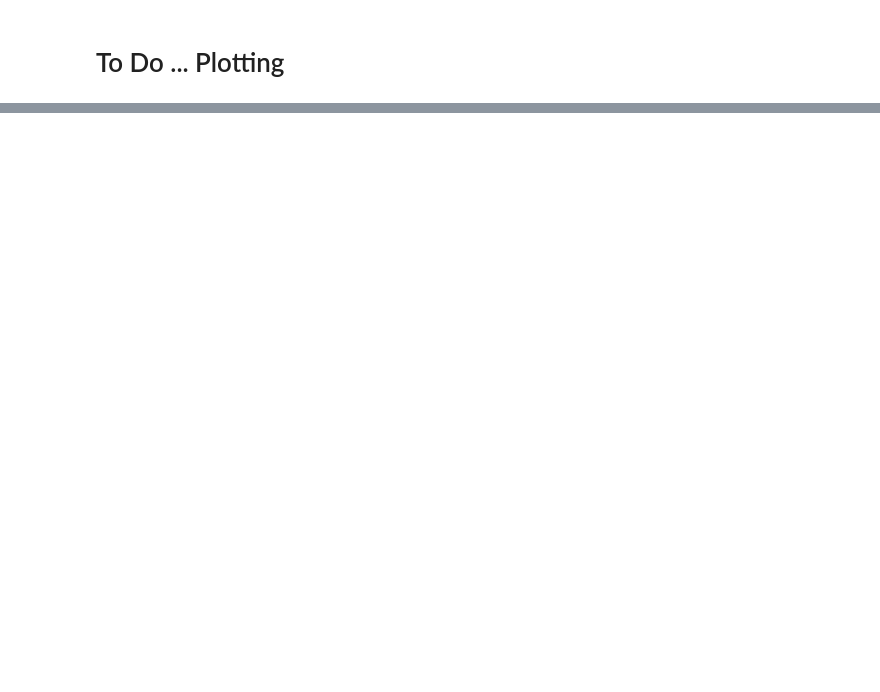
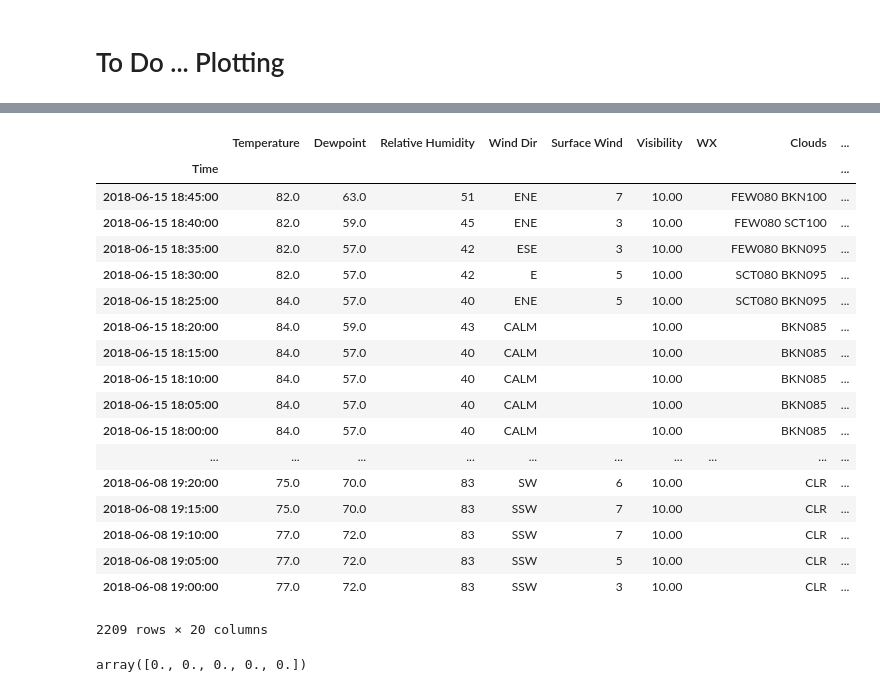
Before and after one commit to TobGerken/Plot-NWS, a Jupyter notebook: webscraping_NWSData.ipynb, the cells around one changed output, grey strips where cells are left out. Cells and saved outputs as stored; diff of their text form; code cells hidden in the pictures; blank space fills up the shorter version.

```diff
--- a/webscraping_NWSData.ipynb
+++ b/webscraping_NWSData.ipynb
@@ -269,0 +250,35 @@ Name: 6h TMAX, dtype: float64
+# %%
+RepDf
+# %% [output]
+|  | Temperature | Dewpoint | Relative Humidity | Wind Dir | Surface Wind | Visibility | WX | Clouds | ... |
+| Time |  |  |  |  |  |  |  |  | ... |
+| 2018-06-15 18:45:00 | 82.0 | 63.0 | 51 | ENE | 7 | 10.00 |  | FEW080 BKN100 | ... |
+| 2018-06-15 18:40:00 | 82.0 | 59.0 | 45 | ENE | 3 | 10.00 |  | FEW080 SCT100 | ... |
+| 2018-06-15 18:35:00 | 82.0 | 57.0 | 42 | ESE | 3 | 10.00 |  | FEW080 BKN095 | ... |
+| 2018-06-15 18:30:00 | 82.0 | 57.0 | 42 | E | 5 | 10.00 |  | SCT080 BKN095 | ... |
+| 2018-06-15 18:25:00 | 84.0 | 57.0 | 40 | ENE | 5 | 10.00 |  | SCT080 BKN095 | ... |
+| 2018-06-15 18:20:00 | 84.0 | 59.0 | 43 | CALM |  | 10.00 |  | BKN085 | ... |
+| 2018-06-15 18:15:00 | 84.0 | 57.0 | 40 | CALM |  | 10.00 |  | BKN085 | ... |
+| 2018-06-15 18:10:00 | 84.0 | 57.0 | 40 | CALM |  | 10.00 |  | BKN085 | ... |
+| 2018-06-15 18:05:00 | 84.0 | 57.0 | 40 | CALM |  | 10.00 |  | BKN085 | ... |
+| 2018-06-15 18:00:00 | 84.0 | 57.0 | 40 | CALM |  | 10.00 |  | BKN085 | ... |
+| ... | ... | ... | ... | ... | ... | ... | ... | ... | ... |
+| 2018-06-08 19:20:00 | 75.0 | 70.0 | 83 | SW | 6 | 10.00 |  | CLR | ... |
+| 2018-06-08 19:15:00 | 75.0 | 70.0 | 83 | SSW | 7 | 10.00 |  | CLR | ... |
+| 2018-06-08 19:10:00 | 77.0 | 72.0 | 83 | SSW | 7 | 10.00 |  | CLR | ... |
+| 2018-06-08 19:05:00 | 77.0 | 72.0 | 83 | SSW | 5 | 10.00 |  | CLR | ... |
+| 2018-06-08 19:00:00 | 77.0 | 72.0 | 83 | SSW | 3 | 10.00 |  | CLR | ... |
+2209 rows × 20 columns
+# %%
+
+DTs = [1,3,6,12,24]
+# Calculate precipitation sums for 1h, 3h, 6h, 24 h
+TotPrecip = np.zeros(5)
+if 'P1h' in RepDf.columns:
+    for i, d in enumerate(DTs):
+        precip = RepDf.P1h
+        TotPrecip[i]=precip[:TimeObs-pd.to_timedelta(d,'h')].sum()
+
+TotPrecip
+# %% [output]
+array([0., 0., 0., 0., 0.])
```
Also changed, not shown: parts of 8 cells of this notebook.
